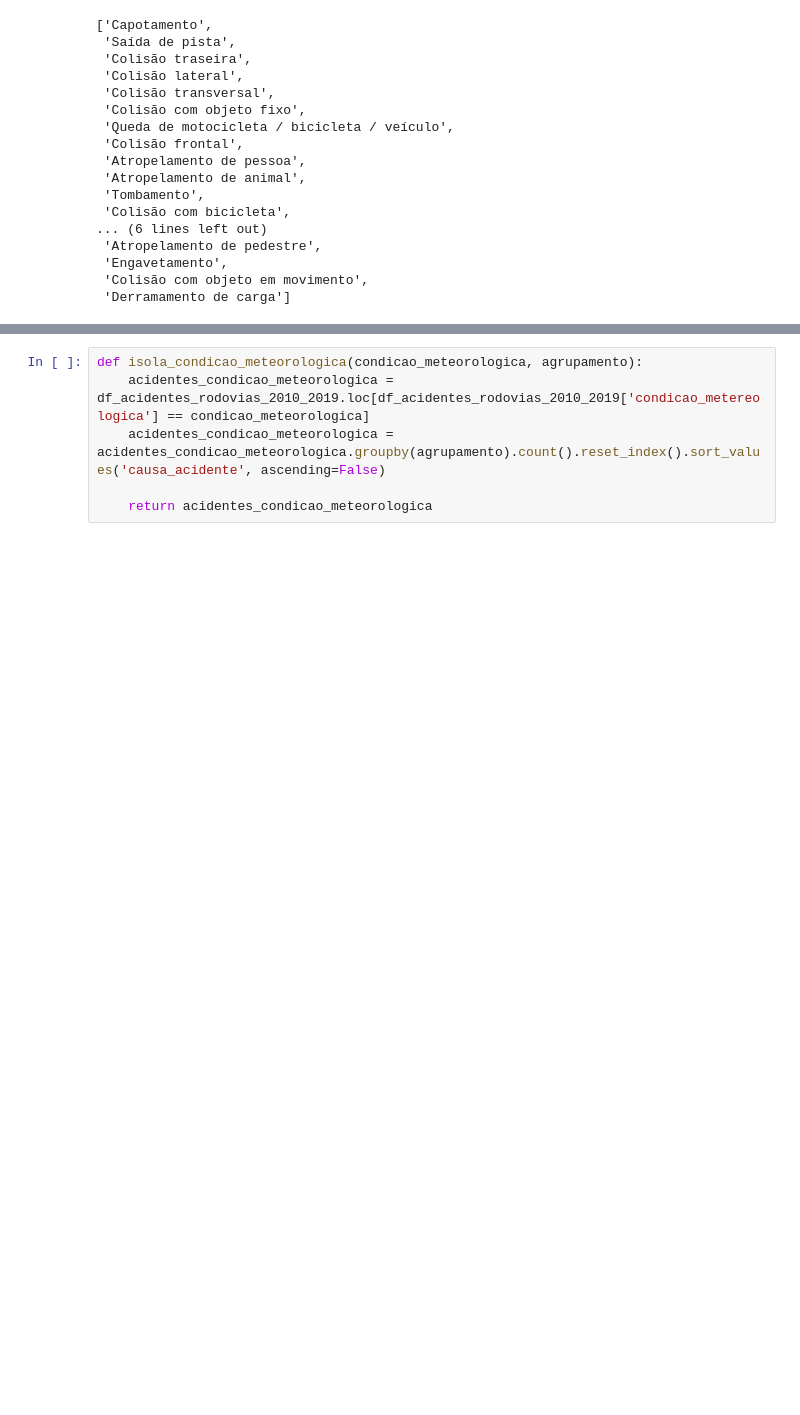
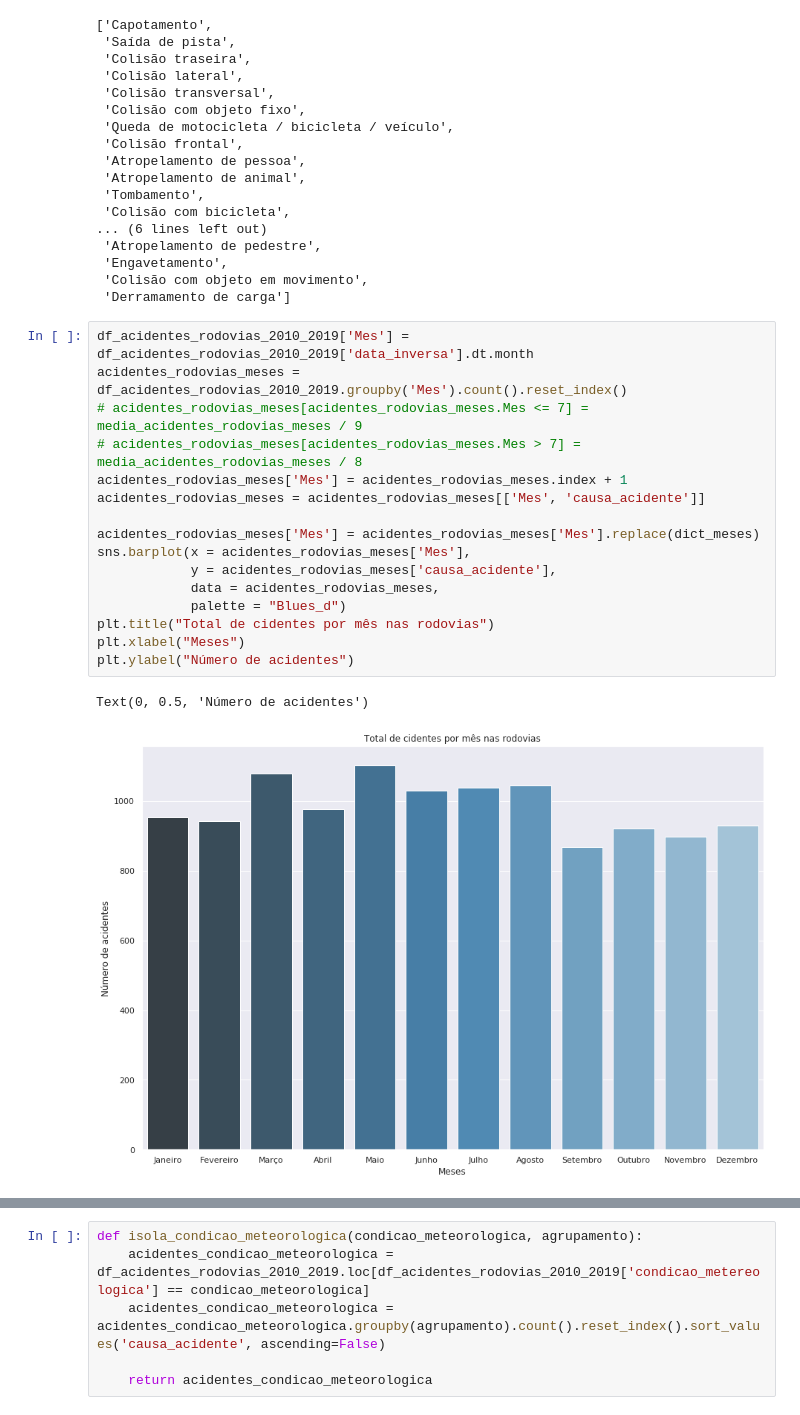
Before and after one commit to IagoCarvalho/tcc_scripts, a Jupyter notebook: QP02-Analysis.ipynb, the cells around one changed output, grey strips where cells are left out. Drawn from its saved outputs; the diff is of its cells as text; blank space fills up the shorter version.

```diff
--- a/QP02-Analysis.ipynb
+++ b/QP02-Analysis.ipynb
@@ -181,6 +178,25 @@ df_acidentes_rodovias_2010_2019['tipo_acidente'].unique().tolist()
  'Engavetamento',
  'Colisão com objeto em movimento',
  'Derramamento de carga']
+# %%
+df_acidentes_rodovias_2010_2019['Mes'] = df_acidentes_rodovias_2010_2019['data_inversa'].dt.month
+acidentes_rodovias_meses = df_acidentes_rodovias_2010_2019.groupby('Mes').count().reset_index()
+# acidentes_rodovias_meses[acidentes_rodovias_meses.Mes <= 7] = media_acidentes_rodovias_meses / 9
+# acidentes_rodovias_meses[acidentes_rodovias_meses.Mes > 7] = media_acidentes_rodovias_meses / 8
+acidentes_rodovias_meses['Mes'] = acidentes_rodovias_meses.index + 1
+acidentes_rodovias_meses = acidentes_rodovias_meses[['Mes', 'causa_acidente']]
+
+acidentes_rodovias_meses['Mes'] = acidentes_rodovias_meses['Mes'].replace(dict_meses)
+sns.barplot(x = acidentes_rodovias_meses['Mes'],
+            y = acidentes_rodovias_meses['causa_acidente'],
+            data = acidentes_rodovias_meses,
+            palette = "Blues_d")
+plt.title("Total de cidentes por mês nas rodovias")
+plt.xlabel("Meses")
+plt.ylabel("Número de acidentes")
+# %% [output]
+Text(0, 0.5, 'Número de acidentes')
+[figure, added]
 # %%
 tipos_acidentes = df_acidentes_rodovias_2010_2019.groupby('tipo_acidente').count().reset_index().sort_values('causa_acidente', ascending=False)
 
```
Also changed, not shown: parts of 22 cells of this notebook.
